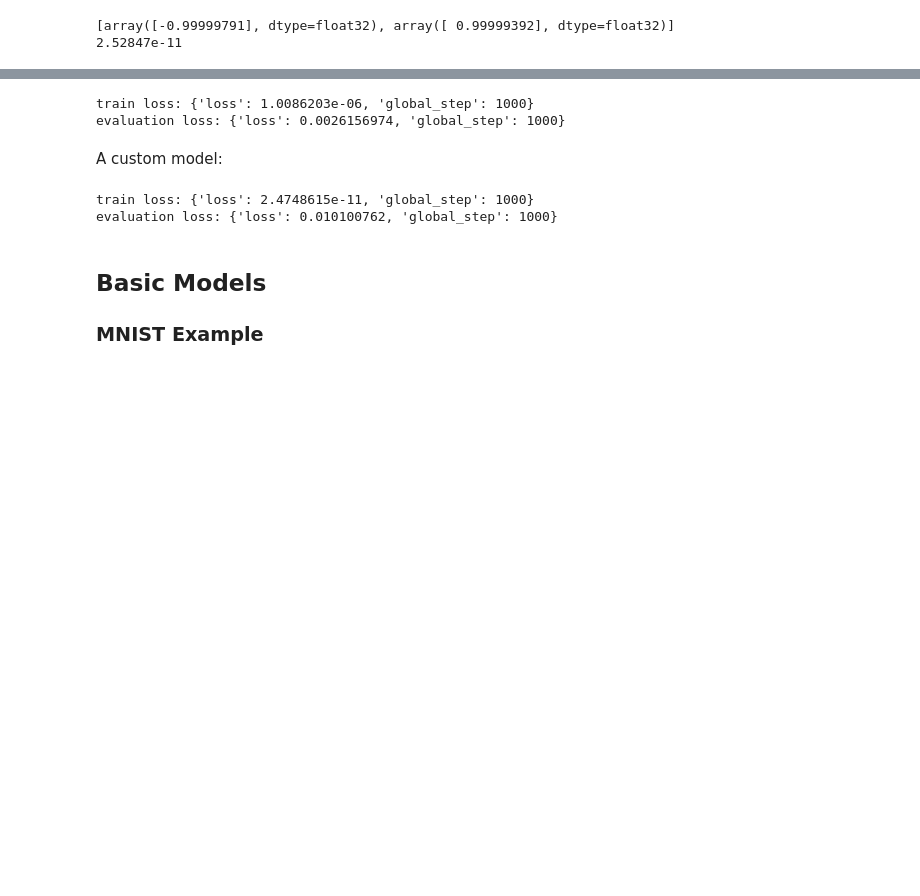
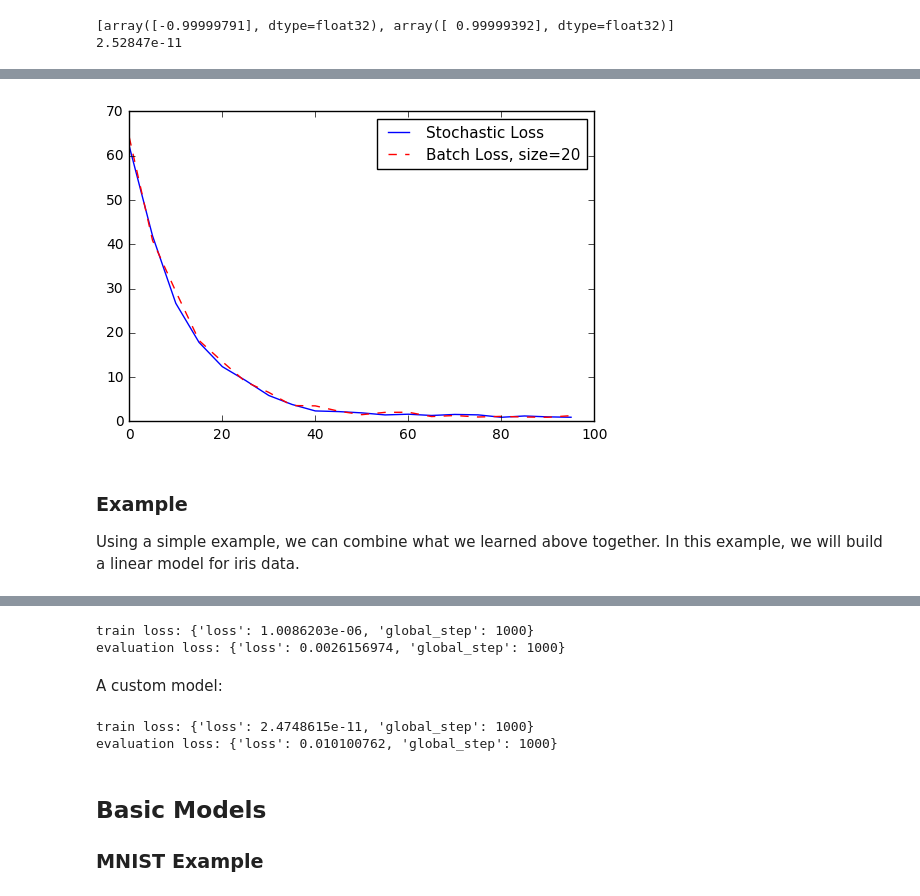
Before and after one commit to faruihuihui/tutorial, a Jupyter notebook: tensorflow.ipynb, the cells around one changed output, grey strips where cells are left out. Saved outputs shown, nothing was run; the diff lists cells and outputs as text; code cells hidden in the pictures; blank space fills up the shorter version.

```diff
--- a/tensorflow.ipynb
+++ b/tensorflow.ipynb
@@ -96,0 +623,12 @@ print(session.run(loss, {x:[1,2,3,4], y:[0,-1,-2,-3]}))
+# %%
+loss_batch = []
+for i in range(100):
+    rand_index = np.random.choice(100, size=batch_size)
+    rand_x = np.transpose([x_vals[rand_index]])
+    rand_y = np.transpose([y_vals[rand_index]])
+    sess.run(train_step, feed_dict={x_data: rand_x, y_target:rand_y})
+    if (i+1)%5==0:
+        print('Step #' + str(i+1) + ' A = ' + str(sess.run(A)))
+        temp_loss = sess.run(loss, feed_dict={x_data: rand_x, y_target: rand_y})
+        print('Loss = ' + str(temp_loss))
+        loss_batch.append(temp_loss)
@@ -96,0 +653,12 @@ print(session.run(loss, {x:[1,2,3,4], y:[0,-1,-2,-3]}))
+# %%
+loss_stochastic = []
+for i in range(100):
+    rand_index = np.random.choice(100, size=100)
+    rand_x = np.transpose([x_vals[rand_index]])
+    rand_y = np.transpose([y_vals[rand_index]])
+    sess.run(train_step, feed_dict={x_data: rand_x, y_target: rand_y})
+    if (i+1)%5==0:
+        print('Step #' + str(i+1) + ' A = ' + str(sess.run(A)))
+        temp_loss = sess.run(loss, feed_dict={x_data: rand_x, y_target: rand_y})
+        print('Loss = ' + str(temp_loss))
+        loss_stochastic.append(temp_loss)
@@ -96,0 +683,12 @@ print(session.run(loss, {x:[1,2,3,4], y:[0,-1,-2,-3]}))
+# %%
+import matplotlib.pyplot as plt
+%matplotlib inline
+plt.plot(range(0, 100, 5), loss_stochastic, 'b-', label='Stochastic Loss')
+plt.plot(range(0, 100, 5), loss_batch, 'r--', label='Batch Loss, size=20')
+plt.legend(loc='upper right', prop={'size': 11})
+plt.show()
+# %% [output]
+[figure, added]
+# %% [markdown]
+### Example
+Using a simple example, we can combine what we learned above together. In this example, we will build a linear model for iris data.
```
Also changed, not shown: parts of 67 cells of this notebook.
